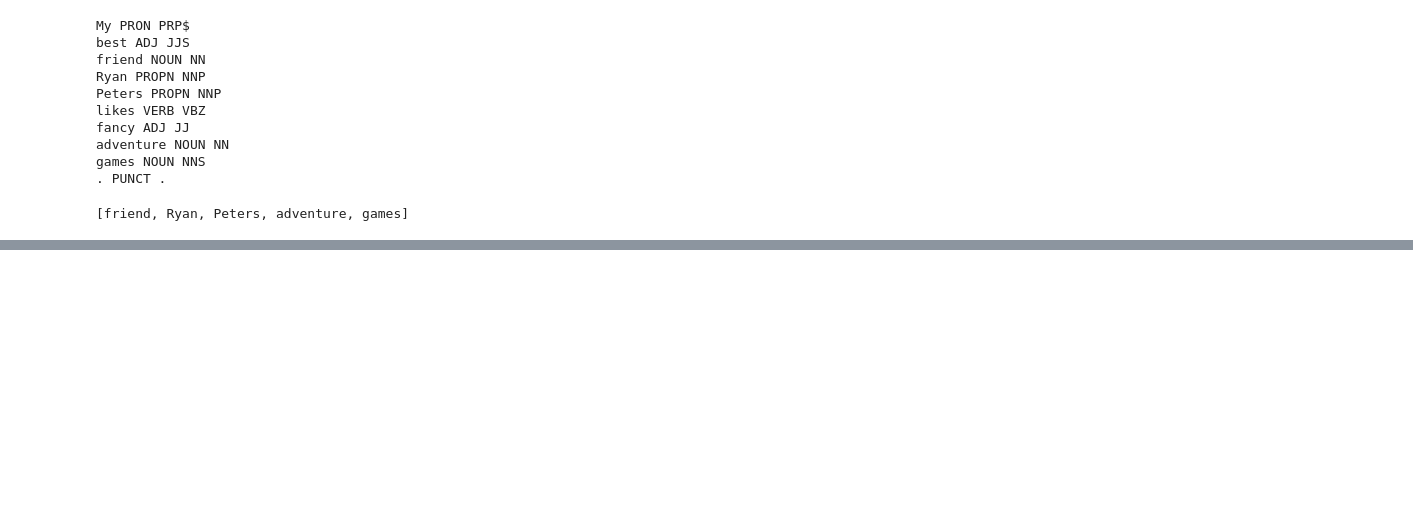
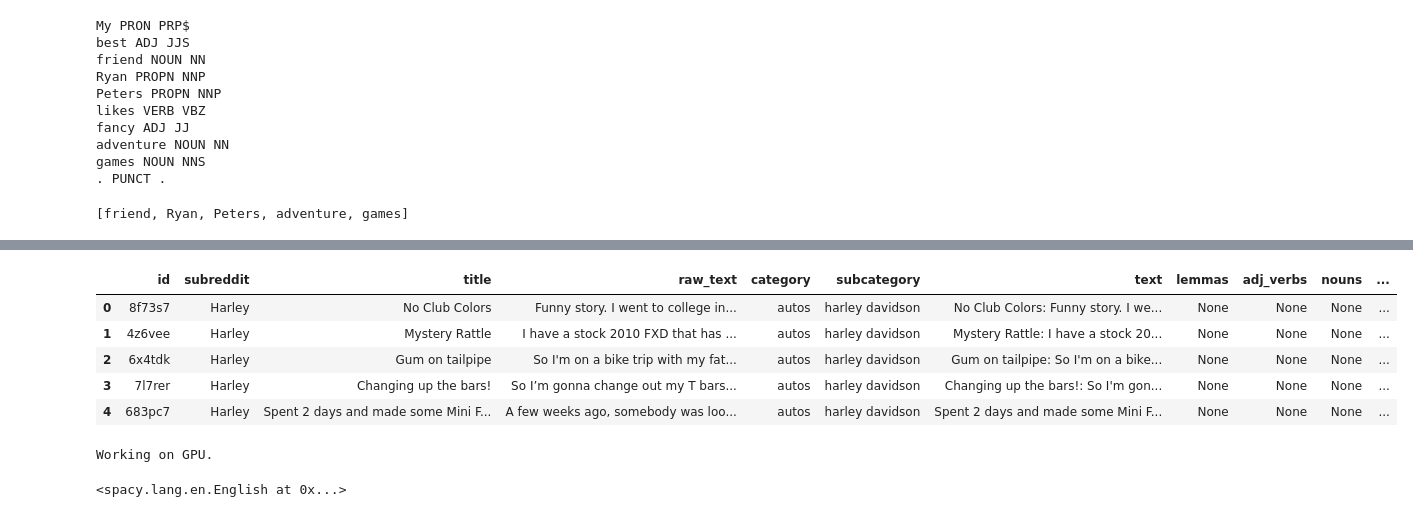
Before and after one commit to nicolasmollier/blueprints_for_text_analytics, a Jupyter notebook: notebooks/chapter_4.ipynb, the cells around one changed output, grey strips where cells are left out. Cells and saved outputs as stored; diff of their text form; code cells hidden in the pictures; blank space fills up the shorter version.

```diff
--- a/notebooks/chapter_4.ipynb
+++ b/notebooks/chapter_4.ipynb
@@ -797,0 +802,5 @@ nlp_columns
+# %%
+db_name = "reddit-selfposts.db"
+con = sqlite3.connect(os.path.join(data_path, "reddit-selfposts", db_name))
+df = pd.read_sql("SELECT * FROM posts_cleaned", con)
+con.close()
@@ -797,0 +816,3 @@ nlp_columns
+# %%
+df["text"] = df["title"] + ': ' + df["text"]
+df.head()
@@ -797,0 +826,23 @@ nlp_columns
+# %%
+for col in nlp_columns:
+    df[col] = None
+df.head()
+# %% [output]
+|  | id | subreddit | title | raw_text | category | subcategory | text | lemmas | adj_verbs | nouns | ... |
+| 0 | 8f73s7 | Harley | No Club Colors | Funny story. I went to college in... | autos | harley davidson | No Club Colors: Funny story. I we... | None | None | None | ... |
+| 1 | 4z6vee | Harley | Mystery Rattle | I have a stock 2010 FXD that has ... | autos | harley davidson | Mystery Rattle: I have a stock 20... | None | None | None | ... |
+| 2 | 6x4tdk | Harley | Gum on tailpipe | So I'm on a bike trip with my fat... | autos | harley davidson | Gum on tailpipe: So I'm on a bike... | None | None | None | ... |
+| 3 | 7l7rer | Harley | Changing up the bars! | So I’m gonna change out my T bars... | autos | harley davidson | Changing up the bars!: So I'm gon... | None | None | None | ... |
+| 4 | 683pc7 | Harley | Spent 2 days and made some Mini F... | A few weeks ago, somebody was loo... | autos | harley davidson | Spent 2 days and made some Mini F... | None | None | None | ... |
+# %%
+if spacy.prefer_gpu():
+    print("Working on GPU.")
+else:
+    print("No GPU found, working on CPU")
+# %% [output]
+Working on GPU.
+# %%
+nlp = spacy.load("en_core_web_sm", disable=[])
+nlp
+# %% [output]
+<spacy.lang.en.English at 0x...>
```
Also changed, not shown: parts of 89 cells of this notebook.
